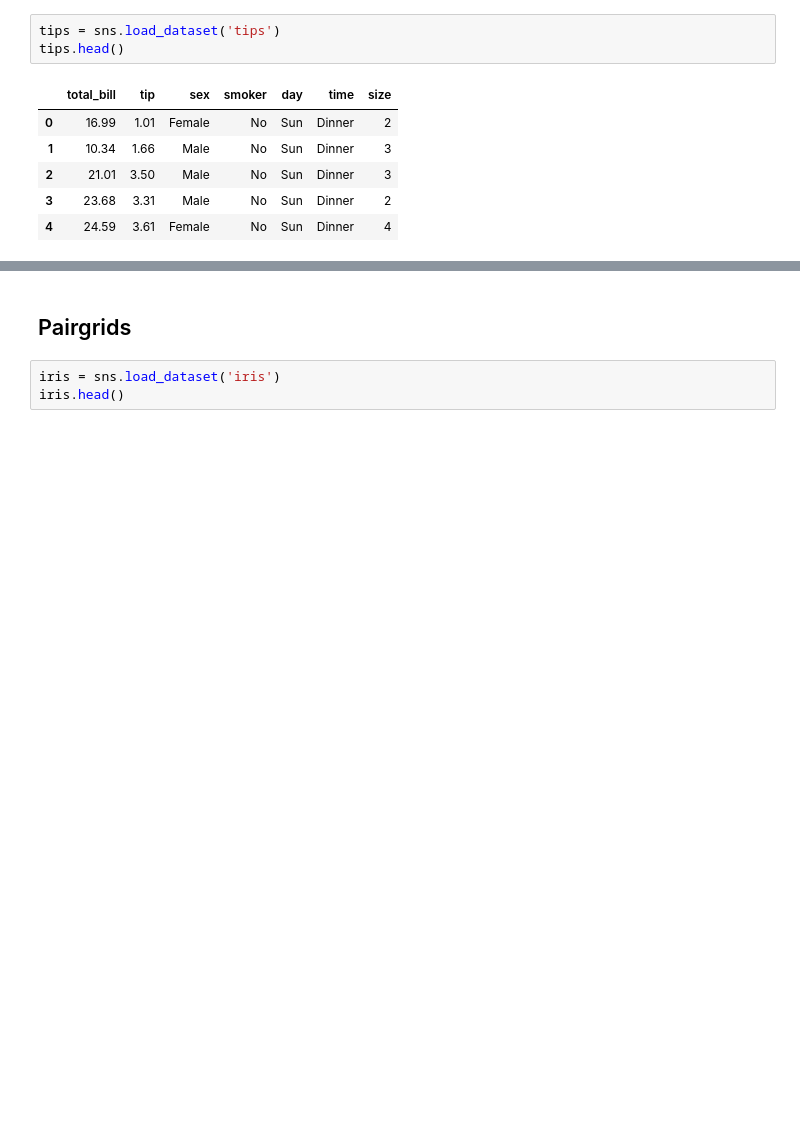
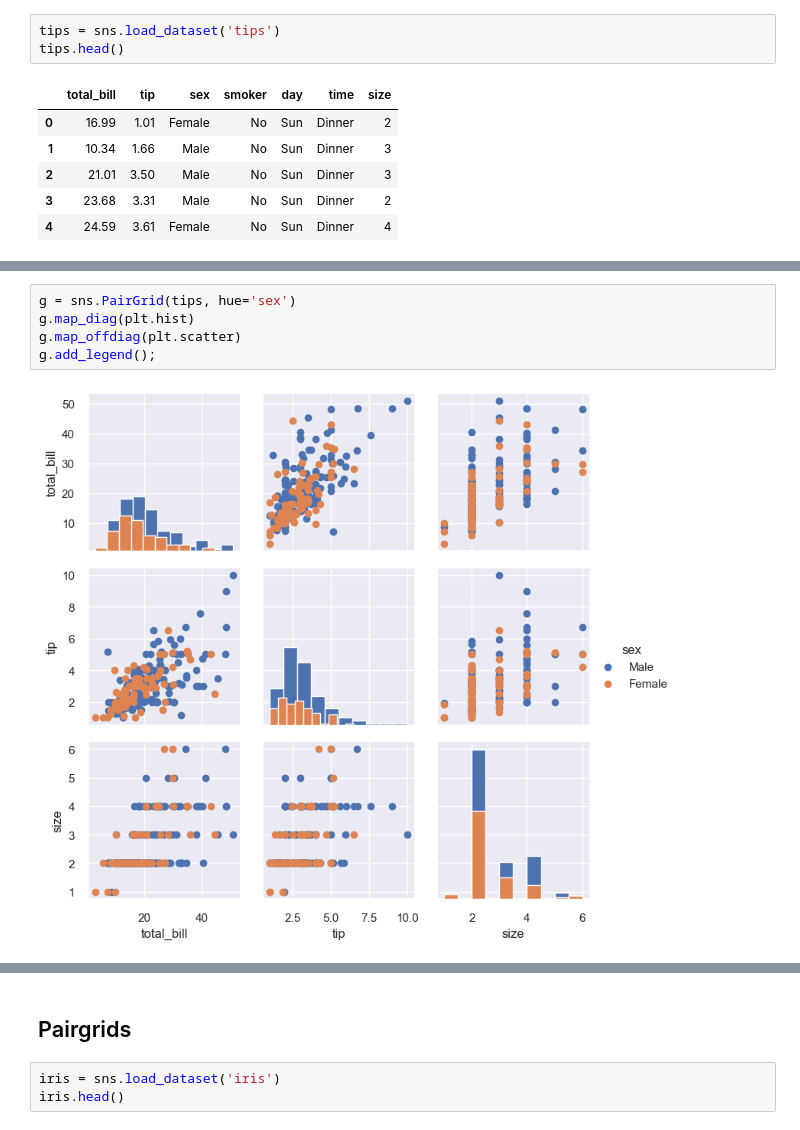
Before and after one commit to DataScience-DHBWKA/dataVisualizationExamples, a Jupyter notebook: Ch10_Visualising_Data_with_Matplotlib.ipynb, the cells around one changed output, grey strips where cells are left out. Drawn from its saved outputs; the diff is of its cells as text; blank space fills up the shorter version.

```diff
--- a/Ch10_Visualising_Data_with_Matplotlib.ipynb
+++ b/Ch10_Visualising_Data_with_Matplotlib.ipynb
@@ -322,0 +358,7 @@ sns.lmplot(x="total_bill", y="tip", hue="sex",
+# %%
+g = sns.PairGrid(tips, hue='sex')
+g.map_diag(plt.hist)
+g.map_offdiag(plt.scatter)
+g.add_legend();
+# %% [output]
+[figure, added]
```
Also changed, not shown: parts of 25 cells of this notebook, 2 other files.
